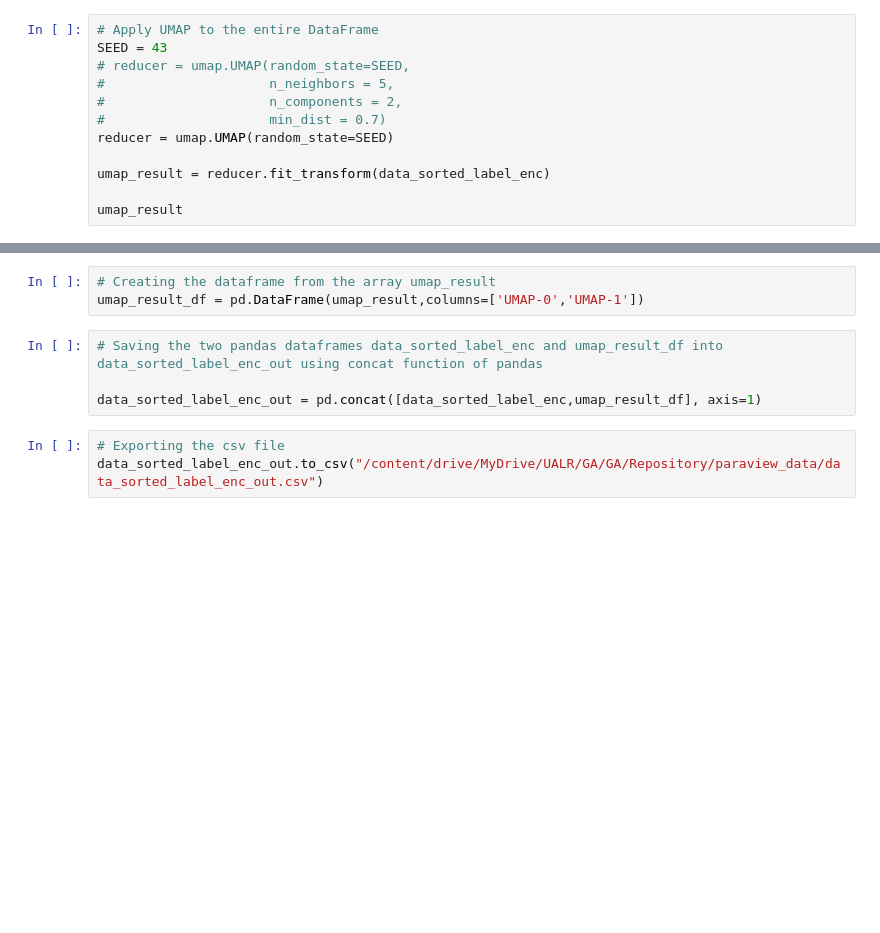
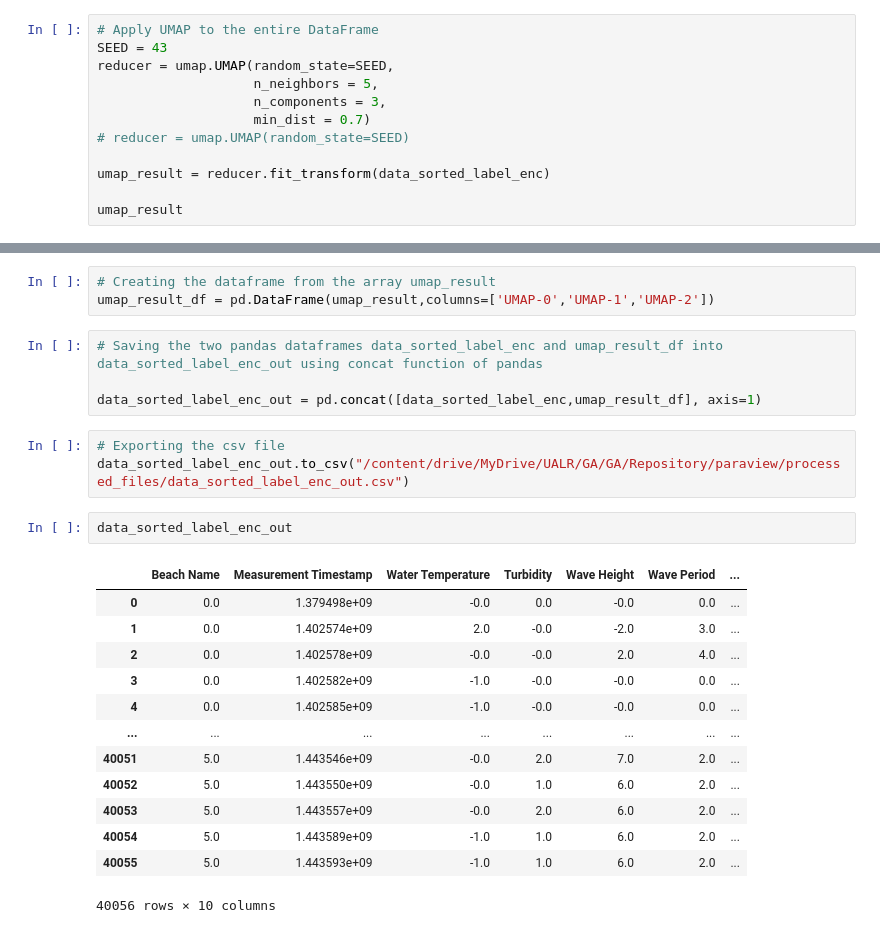
Before and after one commit to amohammed5075/TDA_Project, a Jupyter notebook: Code_TDA_Timeliness.ipynb, the cells around one changed output, grey strips where cells are left out. Cells and saved outputs as stored; diff of their text form; blank space fills up the shorter version.

```diff
--- a/Code_TDA_Timeliness.ipynb
+++ b/Code_TDA_Timeliness.ipynb
@@ -306,11 +592,11 @@ data_sorted_label_enc=pd.DataFrame(data=np.round(new_array), columns=data_sorted
 # %%
 # Apply UMAP to the entire DataFrame
 SEED = 43
-# reducer = umap.UMAP(random_state=SEED,
-#                     n_neighbors = 5,
-#                     n_components = 2,
-#                     min_dist = 0.7)
-reducer = umap.UMAP(random_state=SEED)
+reducer = umap.UMAP(random_state=SEED,
+                    n_neighbors = 5,
+                    n_components = 3,
+                    min_dist = 0.7)
+# reducer = umap.UMAP(random_state=SEED)
 
 umap_result = reducer.fit_transform(data_sorted_label_enc)
 
@@ -343,10 +656,26 @@ data_sorted_label_enc
 # %%
 # Creating the dataframe from the array umap_result
-umap_result_df = pd.DataFrame(umap_result,columns=['UMAP-0','UMAP-1'])
+umap_result_df = pd.DataFrame(umap_result,columns=['UMAP-0','UMAP-1','UMAP-2'])
 # %%
 # Saving the two pandas dataframes data_sorted_label_enc and umap_result_df into data_sorted_label_enc_out using concat function of pandas
 
 data_sorted_label_enc_out = pd.concat([data_sorted_label_enc,umap_result_df], axis=1)
 # %%
 # Exporting the csv file
-data_sorted_label_enc_out.to_csv("/content/drive/MyDrive/UALR/GA/GA/Repository/paraview_data/data_sorted_label_enc_out.csv")
+data_sorted_label_enc_out.to_csv("/content/drive/MyDrive/UALR/GA/GA/Repository/paraview/processed_files/data_sorted_label_enc_out.csv")
+# %%
+data_sorted_label_enc_out
+# %% [output]
+|  | Beach Name | Measurement Timestamp | Water Temperature | Turbidity | Wave Height | Wave Period | ... |
+| 0 | 0.0 | 1.379498e+09 | -0.0 | 0.0 | -0.0 | 0.0 | ... |
+| 1 | 0.0 | 1.402574e+09 | 2.0 | -0.0 | -2.0 | 3.0 | ... |
+| 2 | 0.0 | 1.402578e+09 | -0.0 | -0.0 | 2.0 | 4.0 | ... |
+| 3 | 0.0 | 1.402582e+09 | -1.0 | -0.0 | -0.0 | 0.0 | ... |
+| 4 | 0.0 | 1.402585e+09 | -1.0 | -0.0 | -0.0 | 0.0 | ... |
+| ... | ... | ... | ... | ... | ... | ... | ... |
+| 40051 | 5.0 | 1.443546e+09 | -0.0 | 2.0 | 7.0 | 2.0 | ... |
+| 40052 | 5.0 | 1.443550e+09 | -0.0 | 1.0 | 6.0 | 2.0 | ... |
+| 40053 | 5.0 | 1.443557e+09 | -0.0 | 2.0 | 6.0 | 2.0 | ... |
+| 40054 | 5.0 | 1.443589e+09 | -1.0 | 1.0 | 6.0 | 2.0 | ... |
+| 40055 | 5.0 | 1.443593e+09 | -1.0 | 1.0 | 6.0 | 2.0 | ... |
+40056 rows × 10 columns
```
Also changed, not shown: parts of 42 cells of this notebook, 3 other files.
